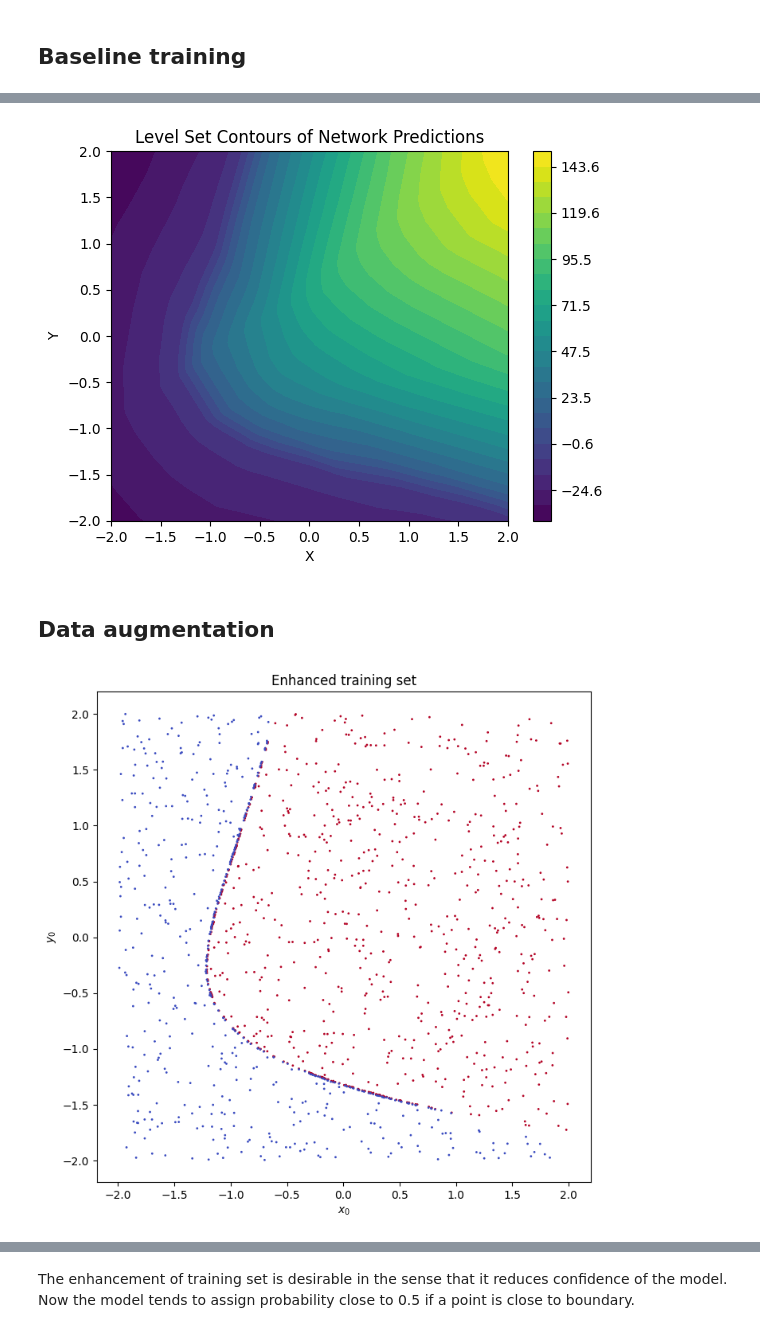
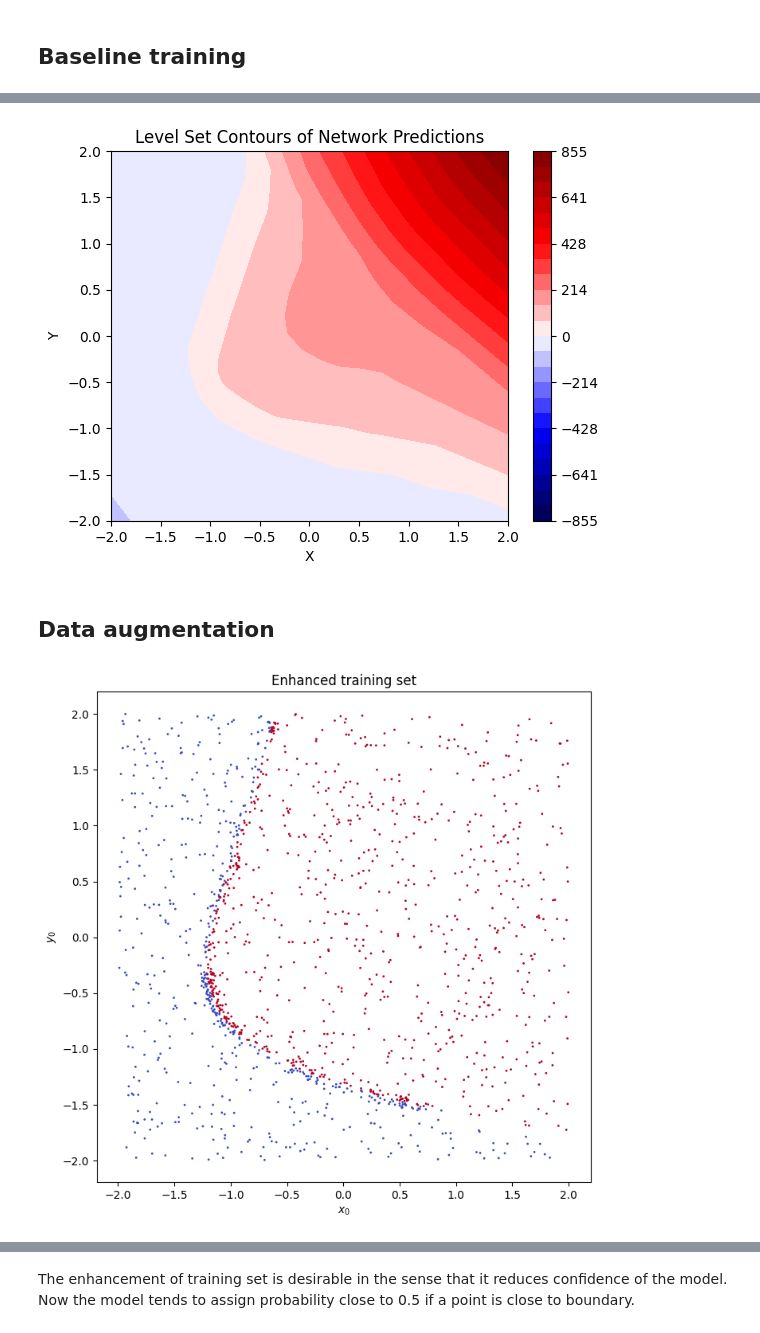
Before and after one commit to OliverChen0602/Estimate-Basin-Boundary, a Jupyter notebook: arbitrary_2d_new.ipynb, the cells around one changed output, grey strips where cells are left out. Saved outputs shown, nothing was run; the diff lists cells and outputs as text; code cells hidden in the pictures.

```diff
--- a/arbitrary_2d_new.ipynb
+++ b/arbitrary_2d_new.ipynb
@@ -173,7 +175,8 @@ class Net(nn.Module):
 # %%
 def train_model_bce(net, dataset_train, dataset_validation1, dataset_validation2, batchsize, epochs, lr):
     criterion = nn.BCEWithLogitsLoss()
-    optimizer = optim.Adam(net.parameters(), lr=lr)
+    #optimizer = optim.Adam(net.parameters(), lr=lr)
+    optimizer = Lion(net.parameters(), lr=lr, weight_decay=0.01)
     dataloader_train = DataLoader(dataset_train, batch_size=batchsize, shuffle=True)
     dataloader_validation1 = DataLoader(dataset_validation1, batch_size=batchsize, shuffle=False)
     dataloader_validation2 = DataLoader(dataset_validation2, batch_size=batchsize, shuffle=False)
@@ -322,7 +325,7 @@ def test_model(net, dataset_test):
     ax = fig.add_subplot(111)
 
     # Plot the features colored by the predictions
-    scatter = ax.scatter(features[:, 0], features[:, 1], c=probability, cmap='coolwarm')
+    scatter = ax.scatter(features[:, 0], features[:, 1], c=probability, cmap='coolwarm', vmin=-np.max(np.abs(probability)), vmax=np.max(np.abs(probability)))
 
     # Add a color bar
     plt.colorbar(scatter)
@@ -361,5 +366,5 @@ dataset_test_near = SystemDataset('dataset_arbi2d_new_testing_near_20000.csv')
 dataset_test_near.data = df_test_near
 # %%
 net_1 = Net()
-train_model_bce(net_1, dataset_train, dataset_validation_uniform, dataset_validation_near, batchsize=32, epochs=1000, lr=0.0001)
+train_model_bce(net_1, dataset_train, dataset_validation_uniform, dataset_validation_near, batchsize=64, epochs=1000, lr=0.0001)
 # %% [output]
@@ -391,27 +396,33 @@ tensor(0.5530)
 # %%
 def plot_contour(net):
     x_min, x_max = -2, 2
     y_min, y_max = -2, 2
     resolution = 2000
     x_range = np.linspace(x_min, x_max, resolution)
     y_range = np.linspace(y_min, y_max, resolution)
     xx, yy = np.meshgrid(x_range, y_range)
     grid_points = np.c_[xx.ravel(), yy.ravel()]
     grid_points_tensor = torch.tensor(grid_points, dtype=torch.float)
+
     with torch.no_grad():
         predictions = net(grid_points_tensor).numpy()
+
     predictions_reshaped = predictions.reshape(xx.shape)
-    plt.contourf(xx, yy, predictions_reshaped, levels=np.linspace(predictions_reshaped.min(), predictions_reshaped.max(), 25))
+
+    # Ensure the color scale is centered around 0
+    vmin = -max(abs(predictions_reshaped.min()), abs(predictions_reshaped.max()))
+    vmax = max(abs(predictions_reshaped.min()), abs(predictions_reshaped.max()))
+
+    plt.contourf(xx, yy, predictions_reshaped, levels=np.linspace(vmin, vmax, 25), cmap='seismic', vmin=vmin, vmax=vmax)
     plt.colorbar()
     plt.title("Level Set Contours of Network Predictions")
     plt.xlabel("X")
     plt.ylabel("Y")
     plt.show()
 
-
 plot_contour(net_1)
 # %% [output]
-[figure, old version]
+[figure, new version]
 # %% [markdown]
 ## Data augmentation
 # %%
@@ -440,6 +451,6 @@ plt.ylabel('$y_0$')
 plt.title('Enhanced training set')
 plt.show()
 # %% [output]
-[figure, old version]
+[figure, new version]
 # %%
 def train_model_bce_augment(net, dataset_train, dataset_validation1, dataset_validation2, batchsize, epochs, lr):
```
Also changed, not shown: parts of 41 cells of this notebook, 1 other file.
